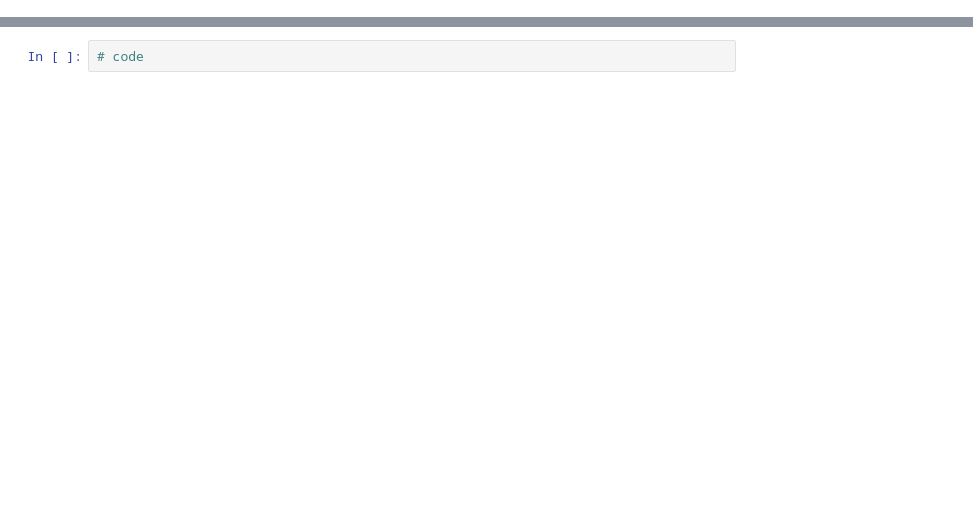
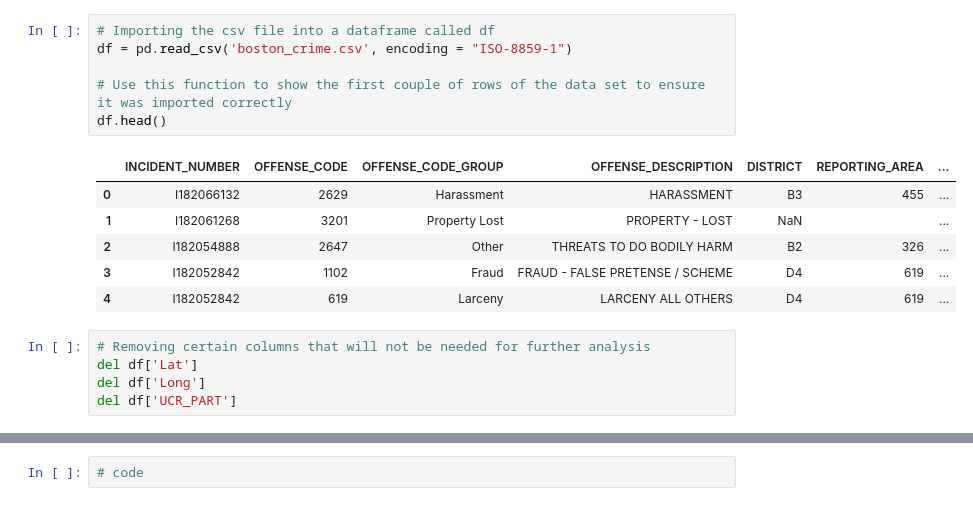
Before and after one commit to eschick4/eschick4.github.io, a Jupyter notebook: Final Tutorial.ipynb, the cells around one changed output, grey strips where cells are left out. Cells and saved outputs as stored; diff of their text form; blank space fills up the shorter version.

Commit message:
finished data curration and hypothesis testing

```diff
--- a/Final Tutorial.ipynb
+++ b/Final Tutorial.ipynb
@@ -6,0 +38,18 @@ The purpose of this tutorial is to..
+# %%
+# Importing the csv file into a dataframe called df
+df = pd.read_csv('boston_crime.csv', encoding = "ISO-8859-1")
+
+# Use this function to show the first couple of rows of the data set to ensure it was imported correctly
+df.head()
+# %% [output]
+|  | INCIDENT_NUMBER | OFFENSE_CODE | OFFENSE_CODE_GROUP | OFFENSE_DESCRIPTION | DISTRICT | REPORTING_AREA | ... |
+| 0 | I182066132 | 2629 | Harassment | HARASSMENT | B3 | 455 | ... |
+| 1 | I182061268 | 3201 | Property Lost | PROPERTY - LOST | NaN |  | ... |
+| 2 | I182054888 | 2647 | Other | THREATS TO DO BODILY HARM | B2 | 326 | ... |
+| 3 | I182052842 | 1102 | Fraud | FRAUD - FALSE PRETENSE / SCHEME | D4 | 619 | ... |
+| 4 | I182052842 | 619 | Larceny | LARCENY ALL OTHERS | D4 | 619 | ... |
+# %%
+# Removing certain columns that will not be needed for further analysis
+del df['Lat']
+del df['Long']
+del df['UCR_PART']
```
Also changed, not shown: parts of 40 cells of this notebook, 3 other files.
